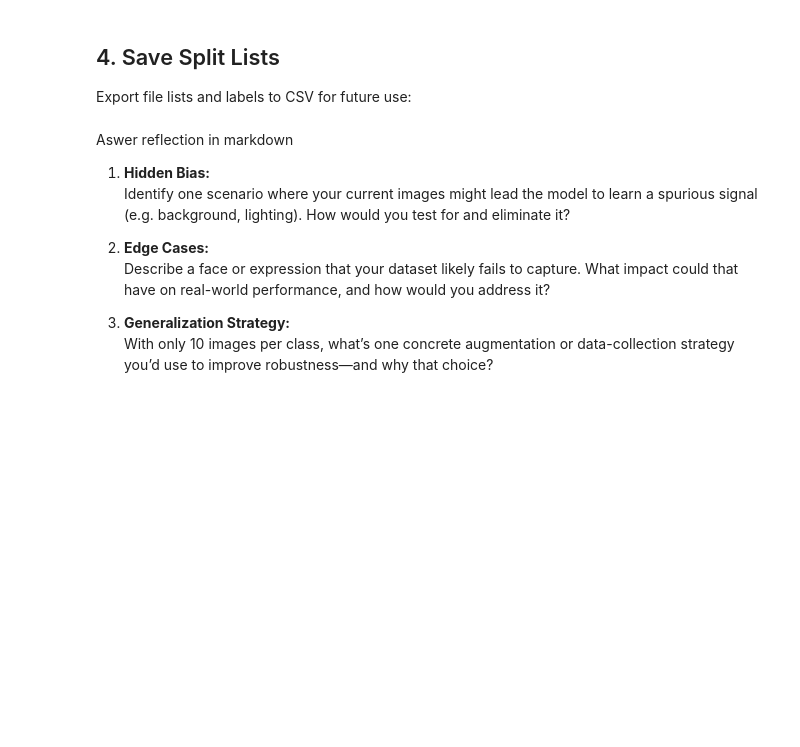
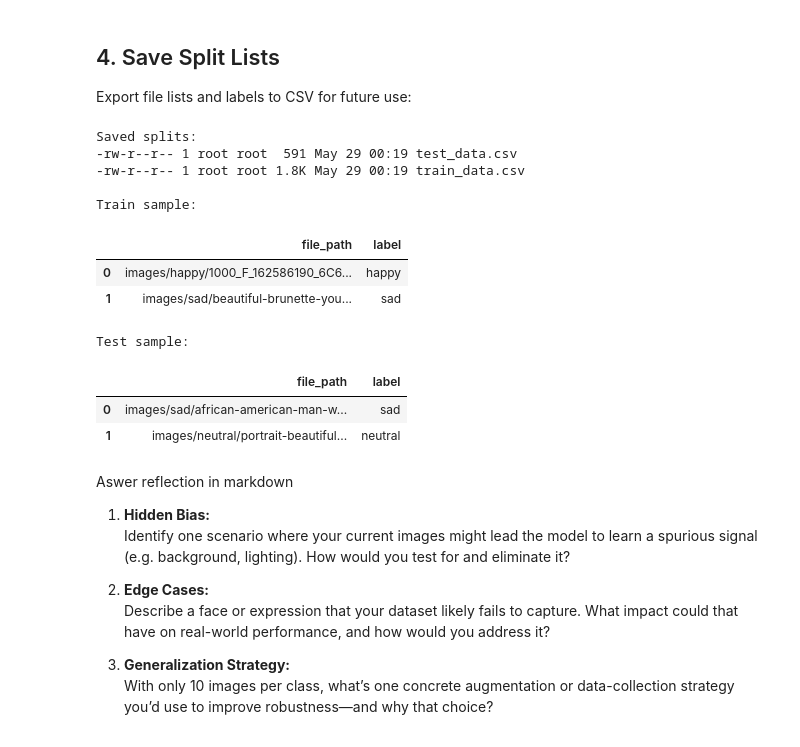
Before and after one commit to Retextz/Retextz, a Jupyter notebook: lab_emotion_data_preparation.ipynb, the cells around one changed output. Saved outputs shown, nothing was run; the diff lists cells and outputs as text; code cells hidden in the pictures; blank space fills up the shorter version.

Commit message:
Added split & save to alternate file.

```diff
--- a/lab_emotion_data_preparation.ipynb
+++ b/lab_emotion_data_preparation.ipynb
@@ -42,3 +108,31 @@ For each emotion, upload up to 10 images. After selecting files, the dialog will
 # %% [markdown]
 ## 3. Prepare Train/Test Split
 Gather all image paths and labels, then split:
+# %%
+from sklearn.model_selection import train_test_split
+
+image_paths = []
+labels = []
+
+for emotion in ['happy', 'sad', 'neutral']:
+    emotion_dir = os.path.join('images', emotion)
+    for img_file in os.listdir(emotion_dir):
+        image_paths.append(os.path.join(emotion_dir, img_file))
+        labels.append(emotion)
+
+X = np.array(image_paths)
+y = np.array(labels)
+
+X_train, X_test, y_train, y_test = train_test_split(
+    X, y,
+    test_size = 0.2,
+    random_state = 42,
+    stratify = y
+)
+
+print(f"Total images: {len(X)}")
+print(f"Train set: {len(X_train)} ({(len(X_train)/len(X))*100:.1f}%)")
+print(f"Test set: {len(X_test)} ({(len(X_test)/len(X))*100:.1f}%)")
+print("\nClass distribution in test set:")
+for emotion in ['happy', 'sad', 'neutral']:
+    print(f"- {emotion}: {sum(y_test == emotion)} samples")
@@ -45,6 +148,34 @@ Gather all image paths and labels, then split:
 # %% [markdown]
 ## 4. Save Split Lists
 Export file lists and labels to CSV for future use:
+# %%
+train_df = pd.DataFrame({'file_path': X_train, 'label': y_train})
+test_df = pd.DataFrame({'file_path': X_test, 'label': y_test})
+
+train_df.to_csv('train_data.csv', index = False)
+test_df.to_csv('test_data.csv', index = False)
+
+print("Saved splits:")
+!ls -lh *.csv
+
+print("\nTrain sample:")
+display(train_df.head(2))
+
+print("\nTest sample:")
+display(test_df.head(2))
+# %% [output]
+Saved splits:
+-rw-r--r-- 1 root root  591 May 29 00:19 test_data.csv
+-rw-r--r-- 1 root root 1.8K May 29 00:19 train_data.csv
+
+Train sample:
+|  | file_path | label |
+| 0 | images/happy/1000_F_162586190_6C6... | happy |
+| 1 | images/sad/beautiful-brunette-you... | sad |
+Test sample:
+|  | file_path | label |
+| 0 | images/sad/african-american-man-w... | sad |
+| 1 | images/neutral/portrait-beautiful... | neutral |
 # %% [markdown]
 Aswer reflection in markdown
 
```
Also changed, not shown: parts of 8 cells of this notebook.
